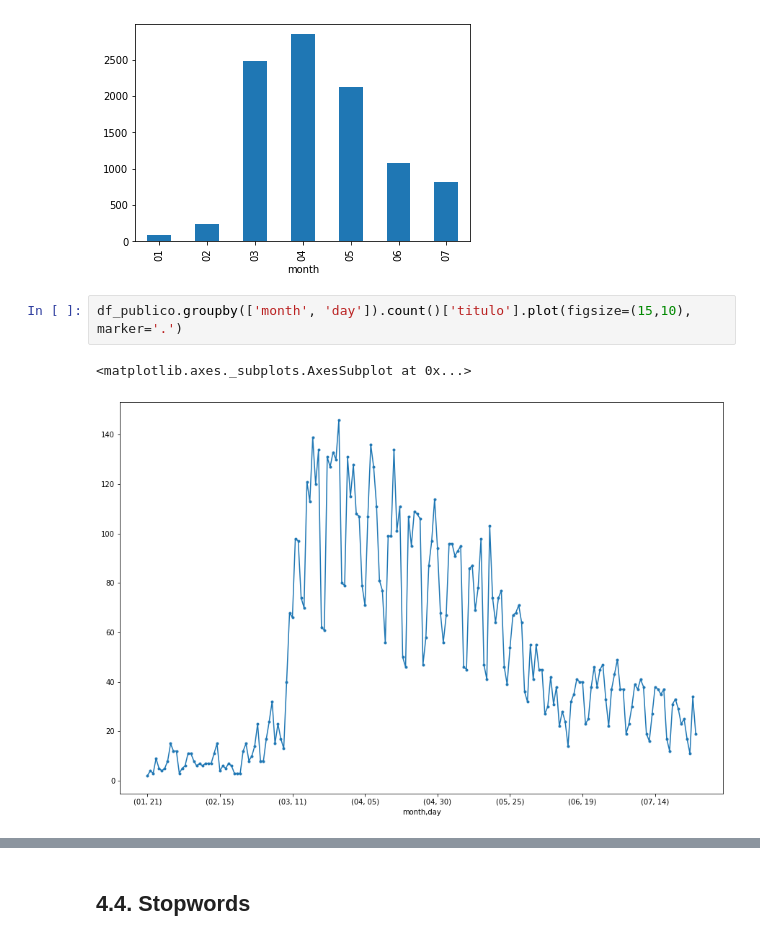
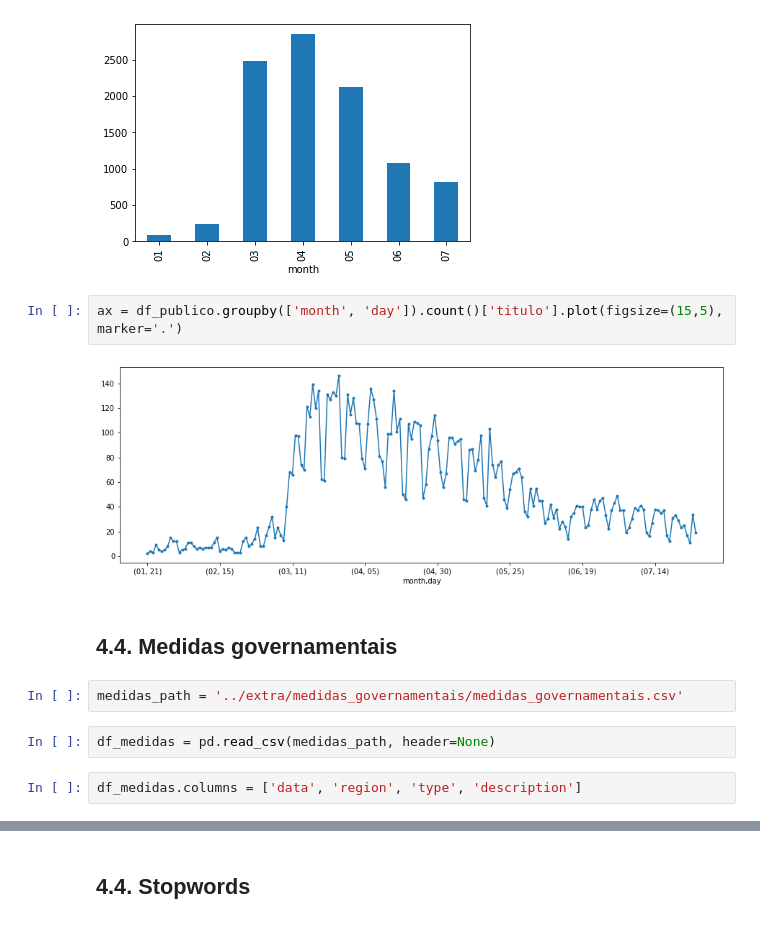
Before and after one commit to dssg-pt/miniproject-sentimentanalysis-covid, a Jupyter notebook: notebooks/news_analysis.ipynb, the cells around one changed output, grey strips where cells are left out. Drawn from its saved outputs; the diff is of its cells as text.

```diff
--- a/notebooks/news_analysis.ipynb
+++ b/notebooks/news_analysis.ipynb
@@ -243,7 +243,14 @@ df_publico.groupby(['month']).count()['titulo'].plot(kind='bar')
 <matplotlib.axes._subplots.AxesSubplot at 0x...>
 [figure]
 # %%
-df_publico.groupby(['month', 'day']).count()['titulo'].plot(figsize=(15,10), marker='.')
+ax = df_publico.groupby(['month', 'day']).count()['titulo'].plot(figsize=(15,5), marker='.')
 # %% [output]
-<matplotlib.axes._subplots.AxesSubplot at 0x...>
-[figure, old version]
+[figure, new version]
+# %% [markdown]
+## 4.4. Medidas governamentais
+# %%
+medidas_path = '../extra/medidas_governamentais/medidas_governamentais.csv'
+# %%
+df_medidas = pd.read_csv(medidas_path, header=None)
+# %%
+df_medidas.columns = ['data', 'region', 'type', 'description']
```
Also changed, not shown: parts of 15 cells of this notebook.
